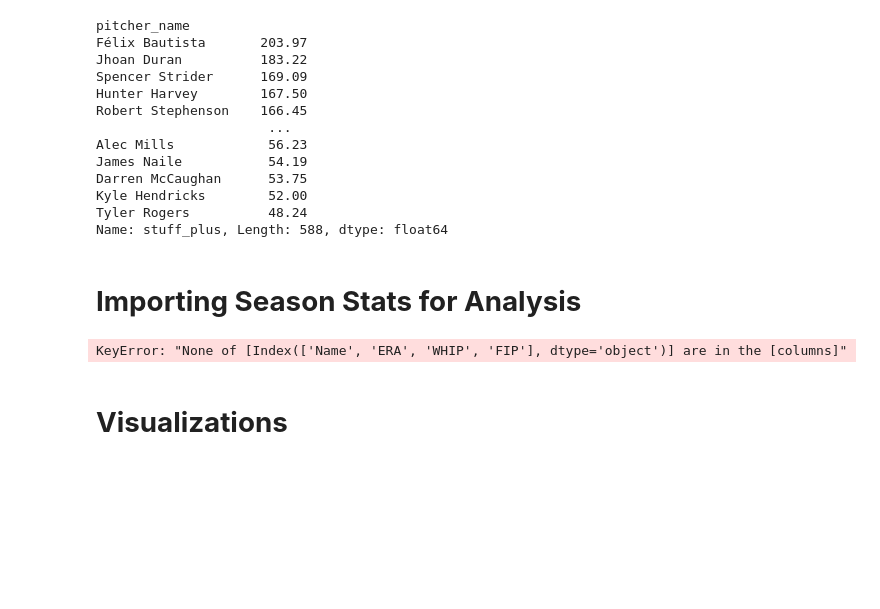
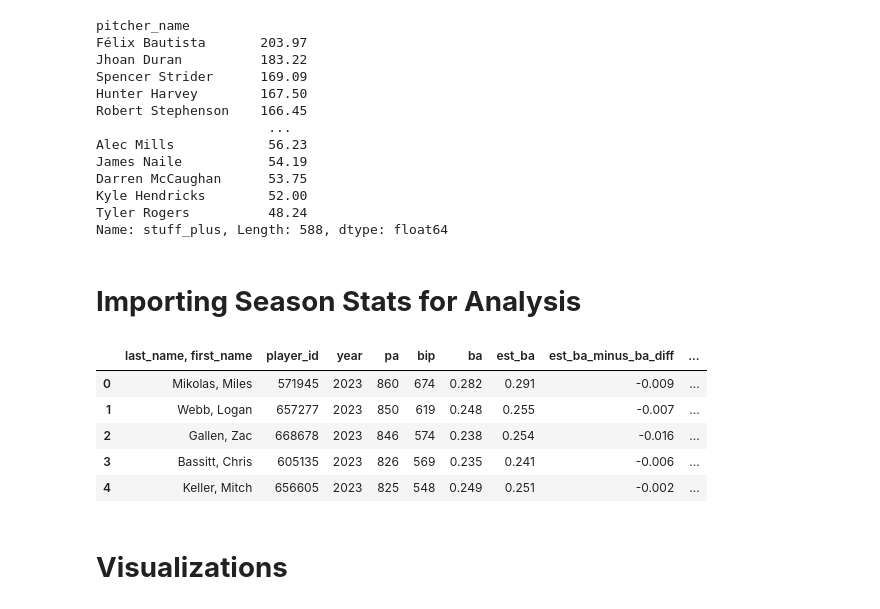
Before and after one commit to genocous/si_339_final_project, a Jupyter notebook: Python Code/stuff_plus.ipynb, the cells around one changed output. Saved outputs shown, nothing was run; the diff lists cells and outputs as text; code cells hidden in the pictures; blank space fills up the shorter version.

```diff
--- a/Python Code/stuff_plus.ipynb
+++ b/Python Code/stuff_plus.ipynb
@@ -637,16 +670,18 @@ Tyler Rogers          48.24
 Name: stuff_plus, Length: 588, dtype: float64
 # %% [markdown]
 # **Importing Season Stats for Analysis**
-# %%
-# Get pitching stats for 2023
-data = pitching_stats(2023)
-
-# Filter the data to include only ERA, WHIP, and FIP
-filtered_data = data[['Name', 'ERA', 'WHIP', 'FIP']]
-
-print(filtered_data)
-# %% [output]
-KeyError: "None of [Index(['Name', 'ERA', 'WHIP', 'FIP'], dtype='object')] are in the [columns]"
+# %%
+# Get pitching stats for 2023 from csv file
+pitching_2023 = pd.read_csv('pitching_stats_2023.csv')
+
+pitching_2023.head()
+# %% [output]
+|  | last_name, first_name | player_id | year | pa | bip | ba | est_ba | est_ba_minus_ba_diff | ... |
+| 0 | Mikolas, Miles | 571945 | 2023 | 860 | 674 | 0.282 | 0.291 | -0.009 | ... |
+| 1 | Webb, Logan | 657277 | 2023 | 850 | 619 | 0.248 | 0.255 | -0.007 | ... |
+| 2 | Gallen, Zac | 668678 | 2023 | 846 | 574 | 0.238 | 0.254 | -0.016 | ... |
+| 3 | Bassitt, Chris | 605135 | 2023 | 826 | 569 | 0.235 | 0.241 | -0.006 | ... |
+| 4 | Keller, Mitch | 656605 | 2023 | 825 | 548 | 0.249 | 0.251 | -0.002 | ... |
 # %% [markdown]
 # **Visualizations**
 # %%
```
Also changed, not shown: parts of 1 cell of this notebook, 2 other files.
